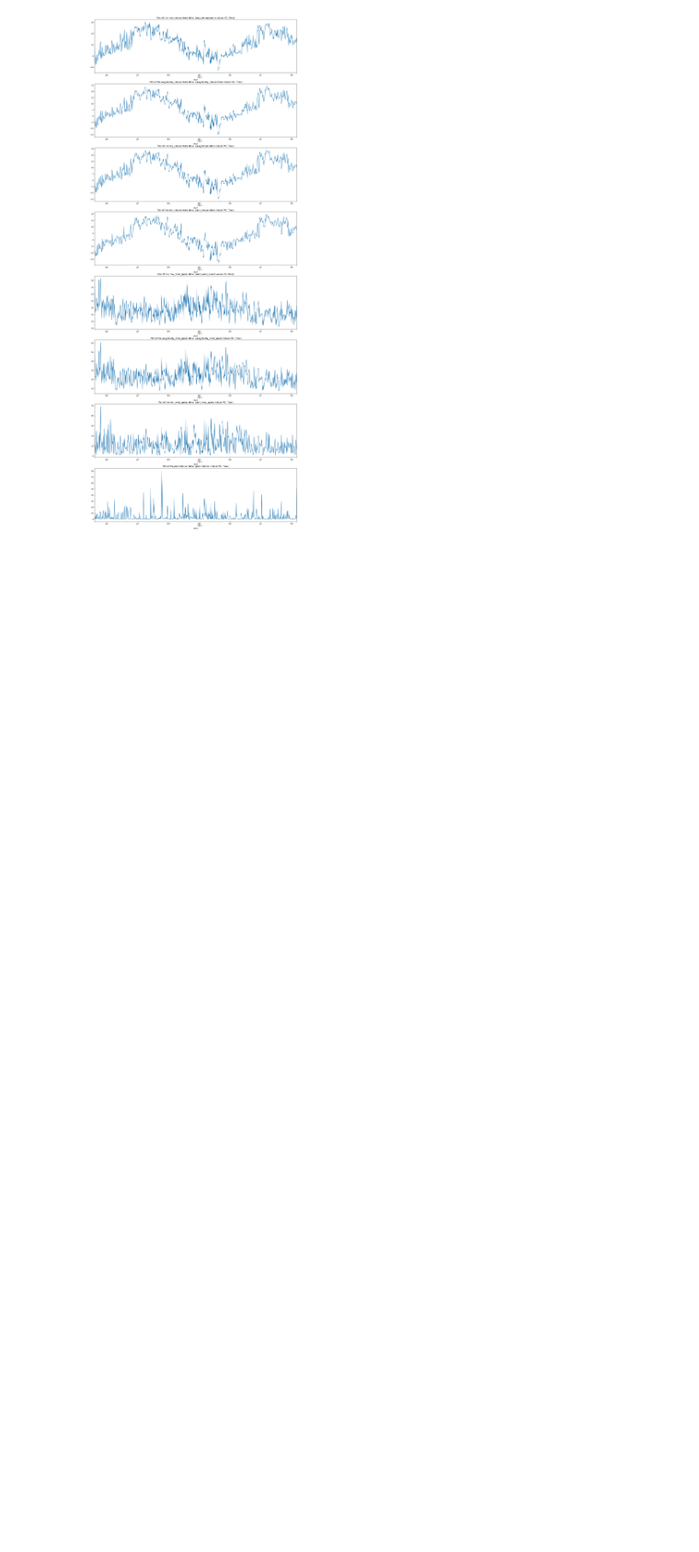
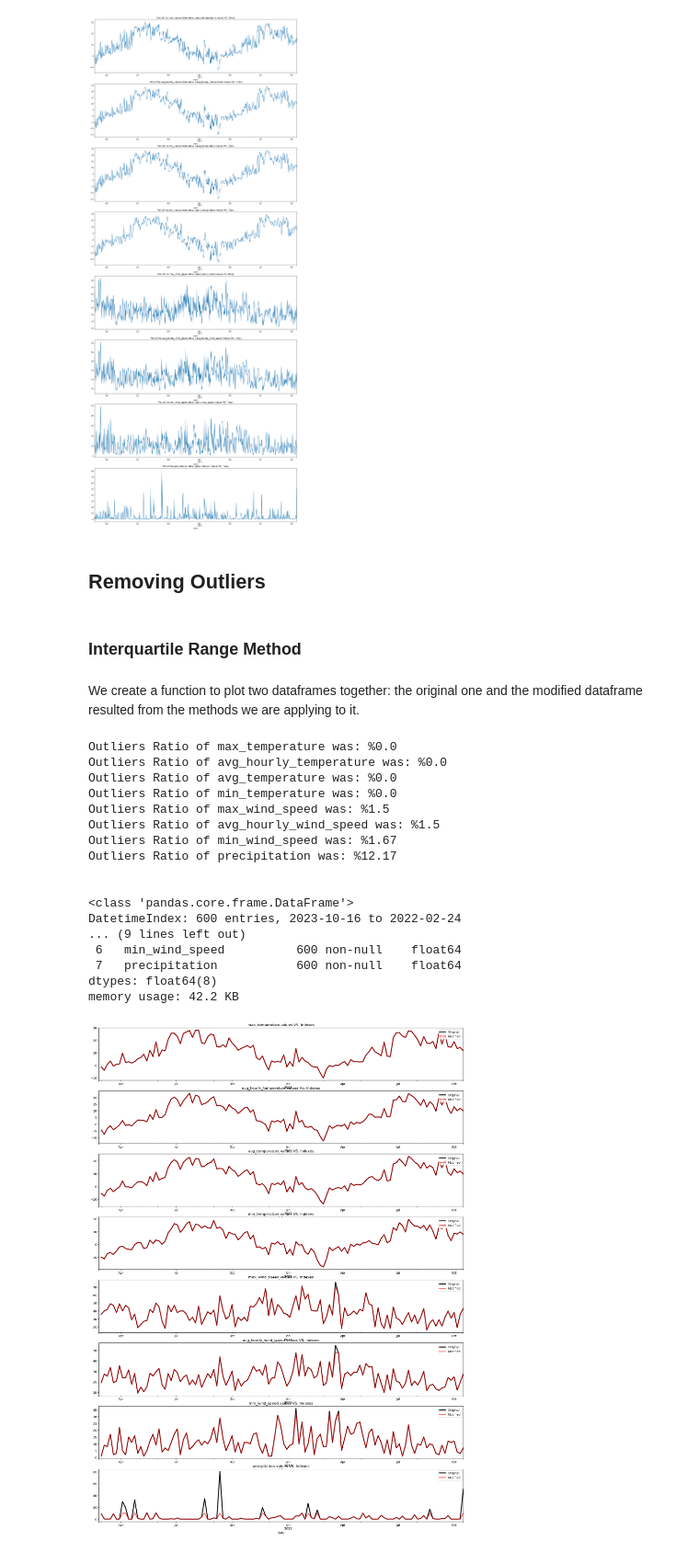
Before and after one commit to Mohammad-Ali-Mir/CMSC-6950-Project, a Jupyter notebook: code/Jupyter.ipynb, the cells around one changed output. Shown at 92% size. Drawn from its saved outputs; the diff is of its cells as text; code cells hidden in the pictures; blank space fills up the shorter version.

Commit message:
Add Interquartile Range method to handle outliers

```diff
--- a/code/Jupyter.ipynb
+++ b/code/Jupyter.ipynb
@@ -189,3 +189,73 @@ def time_plot(df, columns):
 time_plot(df, df.columns)
 # %% [output]
 [figure]
+# %% [markdown]
+## Removing Outliers
+# %% [markdown]
+### Interquartile Range Method
+# %%
+def remove_outliers_IQR(df, columns, scale=1.5, mode="replace"):
+    outliers = pd.DataFrame()
+    for c in columns:
+        q1=df[c].quantile(0.25)
+        q3=df[c].quantile(0.75)
+        iqr = q3-q1
+        low_lim = q1 - scale*iqr
+        high_lim = q3 + scale*iqr
+        # To show what percentage of each column are outliers
+        Outs = df[c][(df[c] >= high_lim) | (df[c] <= low_lim)]
+        Out_Ratio = 100*(len(Outs)/len(df[c]))
+        print(f"Outliers Ratio of {c} was: %{np.round(Out_Ratio, 2)}")
+        # print(f"High Limit of ({c}): {high_lim};\t Low Limit of ({c}): {low_lim}")
+
+        ## We can replace or remove the outliers based on our goal.
+        ## which can be defined by the keyword "mode": replace/remove
+        if mode == "remove":
+            indexes = df[c][(df[c] > high_lim) | (df[c] < low_lim)].index
+            df.loc[indexes, c] = np.nan # replace outliers with nan
+        else:
+            df[c] = np.where(df[c] >= high_lim, high_lim, np.where(df[c] <= low_lim, low_lim, df[c])) # replace
+
+    print("\n")
+    df.info()
+# %% [markdown]
+We create a function to plot two dataframes together:
+the original one and the modified dataframe resulted from the methods we are applying to it.
+# %%
+def plot_orig_modif_series(original, modified, columns):
+    fig, axs = plt.subplots(len(columns), 1, figsize=(22,30))
+    axs = axs.flatten()
+    x_range = (original.index.min(), original.index.max())
+    i = 0
+    for c in columns:
+        # because our data is large, and is measured hourly,
+        # we use every n_th row to visualize our data less densely.
+        original[c][::5].plot(ax=axs[i], title=c, xlim=x_range, label='Original', linewidth=3, color='black', alpha=1)
+        modified[c][::5].plot(ax=axs[i], title=c, xlim=x_range, label='Modified', linewidth=3, color='red', alpha=0.6)
+        axs[i].legend(loc='upper right')
+        axs[i].set(title=f'{c} values VS. Indexes')
+
+        i+=1
+# %%
+df_iqr = df.copy()
+remove_outliers_IQR(df_iqr, df_iqr.columns, scale=1.5)
+plot_orig_modif_series(original=df, modified=df_iqr, columns=df_iqr.columns)
+# %% [output]
+Outliers Ratio of max_temperature was: %0.0
+Outliers Ratio of avg_hourly_temperature was: %0.0
+Outliers Ratio of avg_temperature was: %0.0
+Outliers Ratio of min_temperature was: %0.0
+Outliers Ratio of max_wind_speed was: %1.5
+Outliers Ratio of avg_hourly_wind_speed was: %1.5
+Outliers Ratio of min_wind_speed was: %1.67
+Outliers Ratio of precipitation was: %12.17
+
+
+<class 'pandas.core.frame.DataFrame'>
+DatetimeIndex: 600 entries, 2023-10-16 to 2022-02-24
+... (9 lines left out)
+ 6   min_wind_speed          600 non-null    float64
+ 7   precipitation           600 non-null    float64
+dtypes: float64(8)
+memory usage: 42.2 KB
+[figure, added]
```
